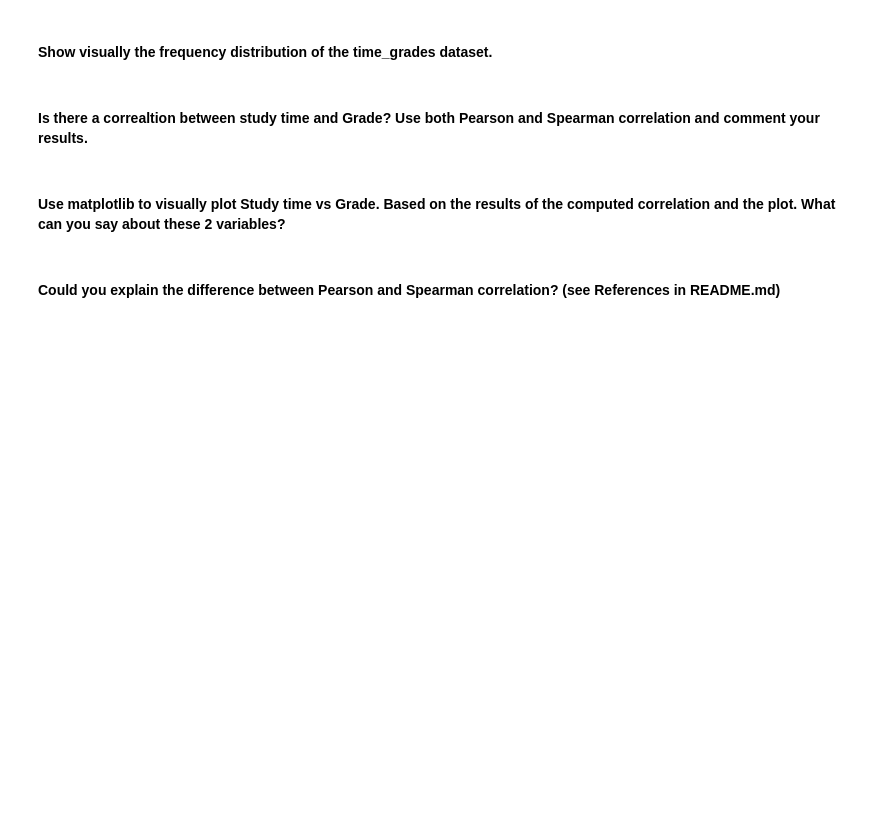
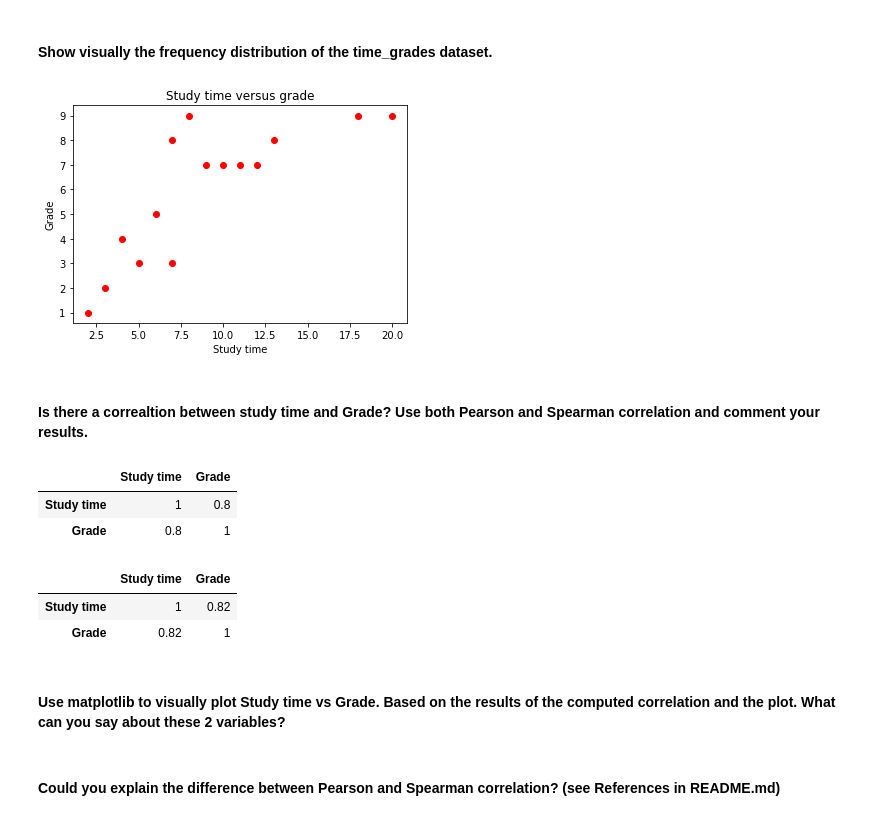
Before and after one commit to almsasantos/dataptmad1019, a Jupyter notebook: module-2/lab-pivot-table-and-correlation/your_code/main.ipynb, the cells around one changed output. Drawn from its saved outputs; the diff is of its cells as text; code cells hidden in the pictures; blank space fills up the shorter version.

```diff
--- a/module-2/lab-pivot-table-and-correlation/your_code/main.ipynb
+++ b/module-2/lab-pivot-table-and-correlation/your_code/main.ipynb
@@ -184,5 +281,6 @@ column= ['Calorie burned', 'Steps','Floors','Minutes Sedentary','Minutes Very Ac
 #### Open the `Time_Grades.csv` file and name your dataset `time_grades`
 # %%
 # your answer here
+time_grades = pd.read_csv('Time_Grades.csv')
 # %%
 #Print time_grades
@@ -193,9 +307,28 @@ column= ['Calorie burned', 'Steps','Floors','Minutes Sedentary','Minutes Very Ac
+# %%
+# your answer here
+plt.scatter(time_grades['Study time'], time_grades['Grade'], color='r')
+plt.title('Study time versus grade')
+plt.xlabel('Study time')
+plt.ylabel('Grade')
+plt.show()
+# %% [output]
+[figure, added]
 # %% [markdown]
 #### Is there a correaltion between study time and Grade? Use both Pearson and Spearman correlation and comment your results.
 # %%
 # your answer here-Pearson
+time_grades.corr(method='pearson').style.background_gradient(cmap='coolwarm').set_precision(2)
+# %% [output]
+|  | Study time | Grade |
+| Study time | 1 | 0.8 |
+| Grade | 0.8 | 1 |
 # %%
-## your answer here-Spearman
+# your answer here-Spearman
+time_grades.corr(method='spearman').style.background_gradient(cmap='coolwarm').set_precision(2)
+# %% [output]
+|  | Study time | Grade |
+| Study time | 1 | 0.82 |
+| Grade | 0.82 | 1 |
 # %% [markdown]
 #### Use matplotlib to visually plot Study time vs Grade. Based on the results of the computed correlation and the plot. What can you say about these 2 variables?
 # %%
```
Also changed, not shown: parts of 26 cells of this notebook.
